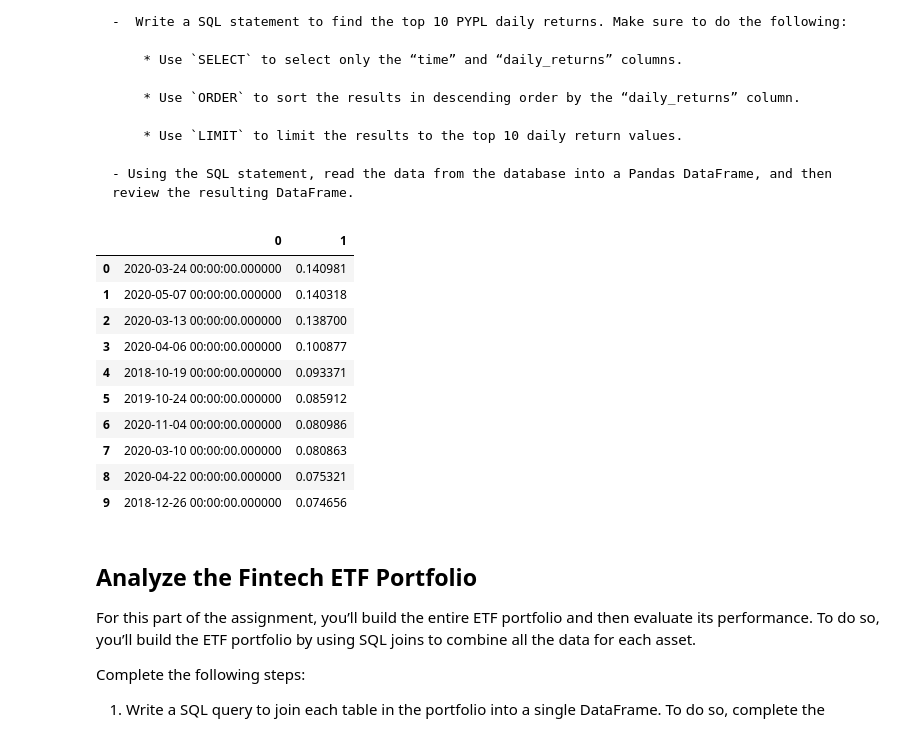
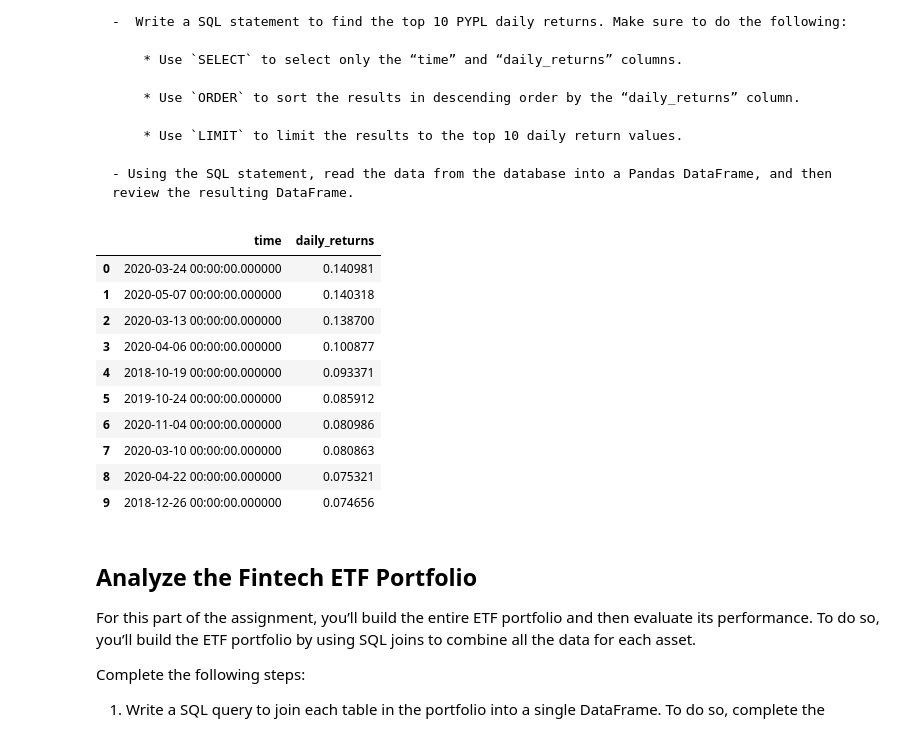
Before and after one commit to saeedraghib/m07_challenge_01, a Jupyter notebook: sr_etf_analyzer.ipynb, the cells around one changed output. Cells and saved outputs as stored; diff of their text form; code cells hidden in the pictures.

```diff
--- a/sr_etf_analyzer.ipynb
+++ b/sr_etf_analyzer.ipynb
@@ -183,15 +189,15 @@ pypl_dataframe.hvplot.line(
 # Create an interactive visaulization with hvplot to plot the cumulative returns for PYPL.
 # YOUR CODE HERE
 
-daily_returns = pypl_dataframe['daily_returns']
 cumalative_returns = (1 + pypl_dataframe['daily_returns']).cumprod()
-df_cr = cumalative_returns.to_frame()
-df_cr = df_cr.rename(columns = {'daily_returns': 'cumulative_returns'})
-new_df = pd.concat([pypl_dataframe, df_cr], axis=1, join="inner")
-new_df.hvplot.line(
+cumalative_returns.hvplot(
     x="time",
-    y="cumulative_returns",
+#    y="cumulative_returns",
+    xlabel="Time",
+    ylabel="Cumulative Returns",
+    title="The Cumulative Returns for PYPL",
     height=500,
+    width=1000,
     color="blue"
 )
 # %% [output]
@@ -297,22 +286,21 @@ pypl_higher_than_200
 # %%
 # Write a SQL SELECT statement to select the time and daily_returns columns
 # Sort the results in descending order and return only the top 10 return values
 query = """
 SELECT time, daily_returns
 FROM PYPL
 ORDER BY daily_returns DESC
 LIMIT 10
 """
-results = engine.execute(query)
 
 # Using the query, read the data from the database into a Pandas DataFrame
-pypl_top_10_returns = pd.DataFrame(list(results))
+pypl_top_10_returns = pd.read_sql_query(query, con=engine)
 
 # Review the resulting DataFrame
 # YOUR CODE HERE
 pypl_top_10_returns
 # %% [output]
-|  | 0 | 1 |
+|  | time | daily_returns |
 | 0 | 2020-03-24 00:00:00.000000 | 0.140981 |
 | 1 | 2020-05-07 00:00:00.000000 | 0.140318 |
 | 2 | 2020-03-13 00:00:00.000000 | 0.138700 |
```
Also changed, not shown: parts of 11 cells of this notebook, 16 other files.
